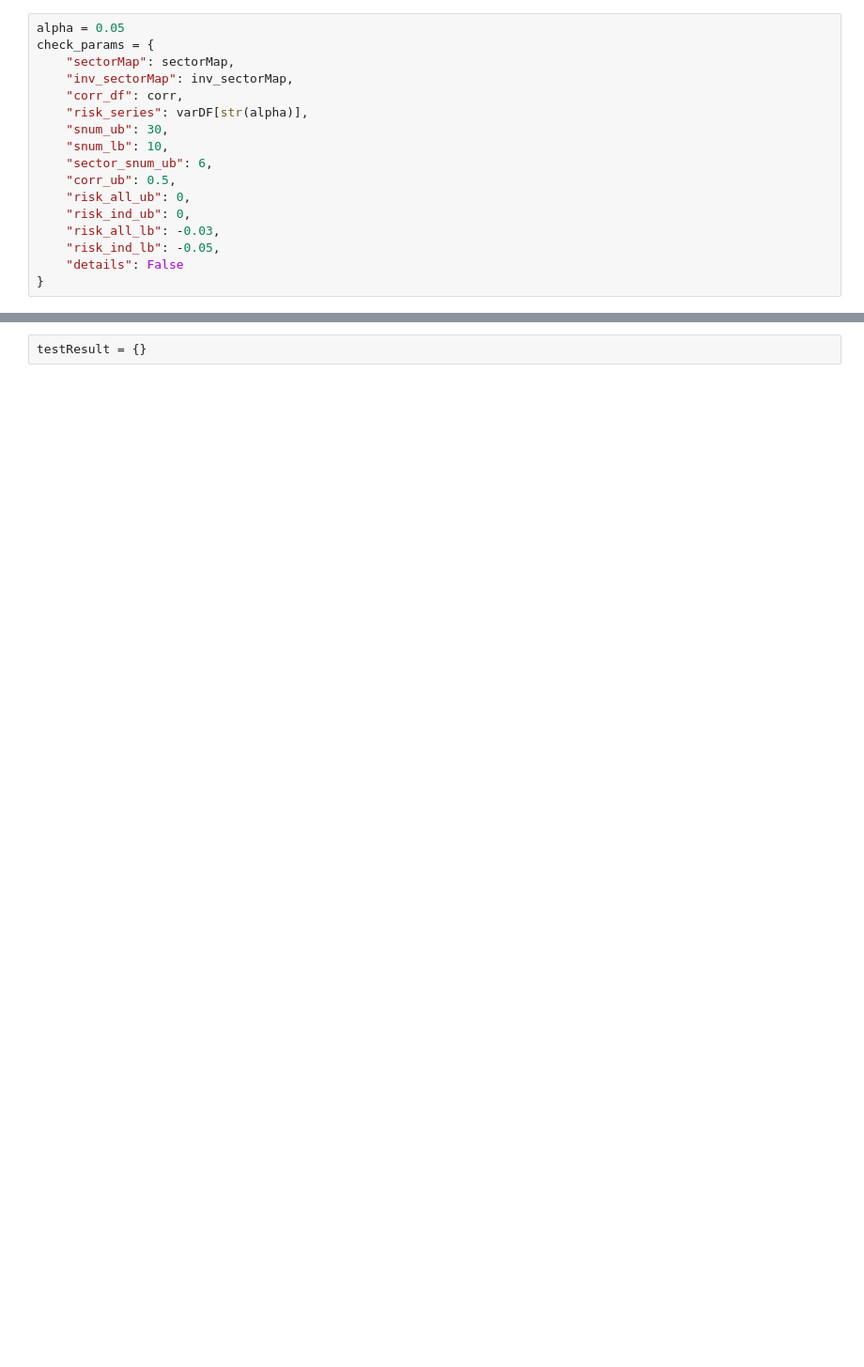
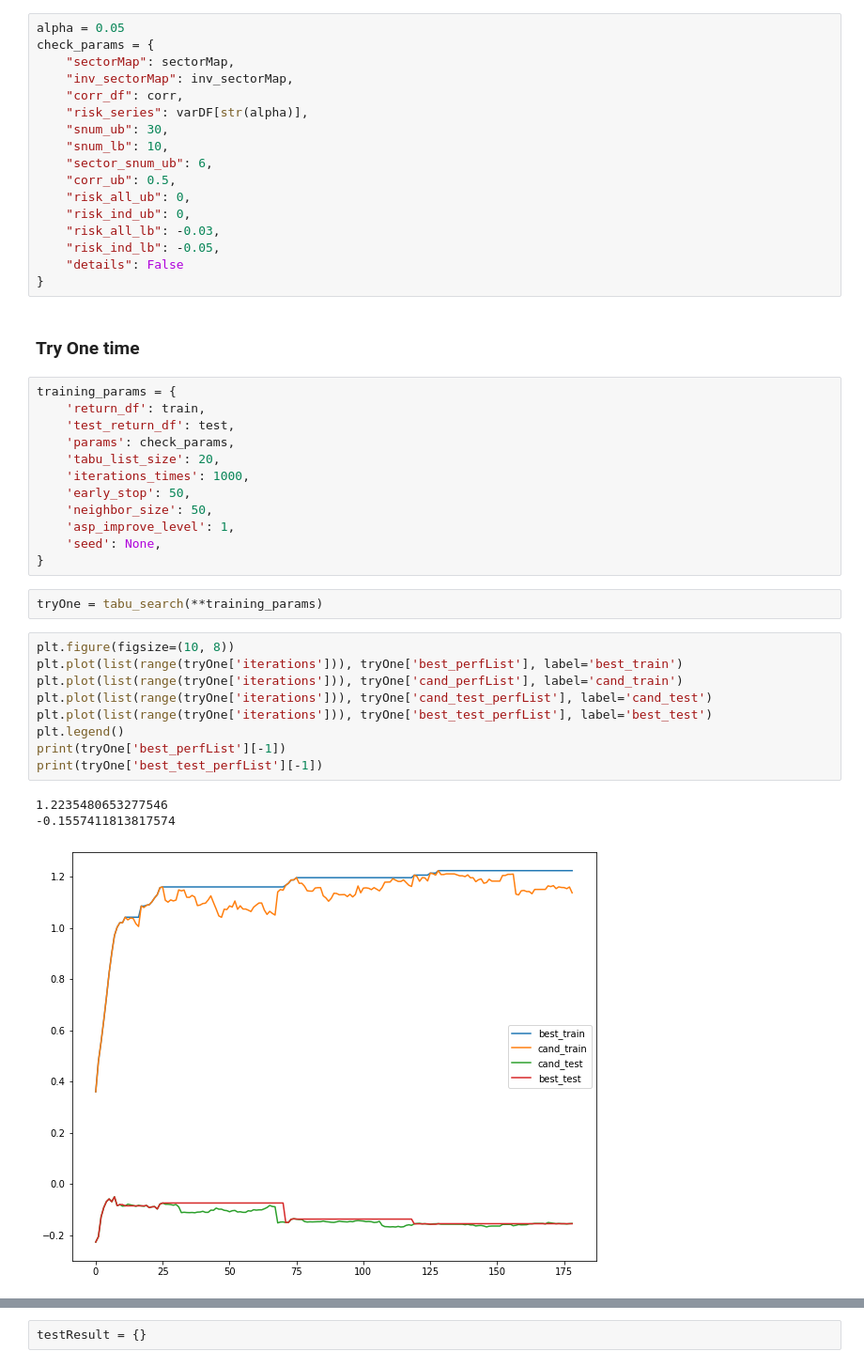
Before and after one commit to r50206v/E4008-Computational-Discrete-Optimization, a Jupyter notebook: Project/tabu-search.ipynb, the cells around one changed output, grey strips where cells are left out. Shown at 94% size. Saved outputs shown, nothing was run; the diff lists cells and outputs as text; blank space fills up the shorter version.

```diff
--- a/Project/tabu-search.ipynb
+++ b/Project/tabu-search.ipynb
@@ -66,3 +52,32 @@ check_params = {
     "risk_ind_lb": -0.05,
     "details": False
 }
+# %% [markdown]
+### Try One time
+# %%
+training_params = {
+    'return_df': train,
+    'test_return_df': test,
+    'params': check_params,
+    'tabu_list_size': 20,
+    'iterations_times': 1000,
+    'early_stop': 50,
+    'neighbor_size': 50,
+    'asp_improve_level': 1,
+    'seed': None,
+}
+# %%
+tryOne = tabu_search(**training_params)
+# %%
+plt.figure(figsize=(10, 8))
+plt.plot(list(range(tryOne['iterations'])), tryOne['best_perfList'], label='best_train')
+plt.plot(list(range(tryOne['iterations'])), tryOne['cand_perfList'], label='cand_train')
+plt.plot(list(range(tryOne['iterations'])), tryOne['cand_test_perfList'], label='cand_test')
+plt.plot(list(range(tryOne['iterations'])), tryOne['best_test_perfList'], label='best_test')
+plt.legend()
+print(tryOne['best_perfList'][-1])
+print(tryOne['best_test_perfList'][-1])
+# %% [output]
+1.2235480653277546
+-0.1557411813817574
+[figure, added]
```
Also changed, not shown: parts of 22 cells of this notebook.
